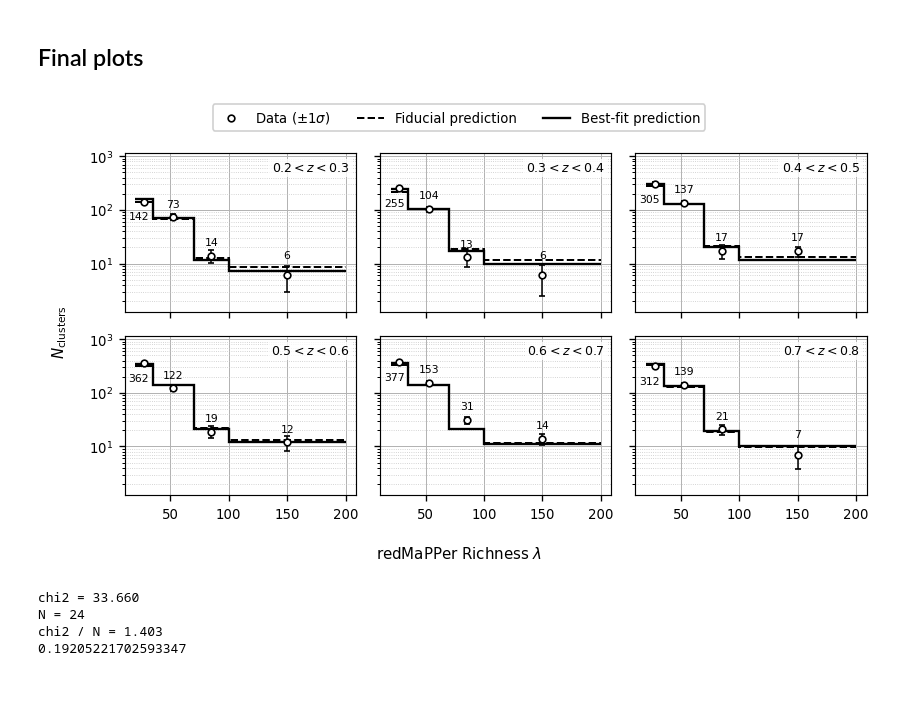
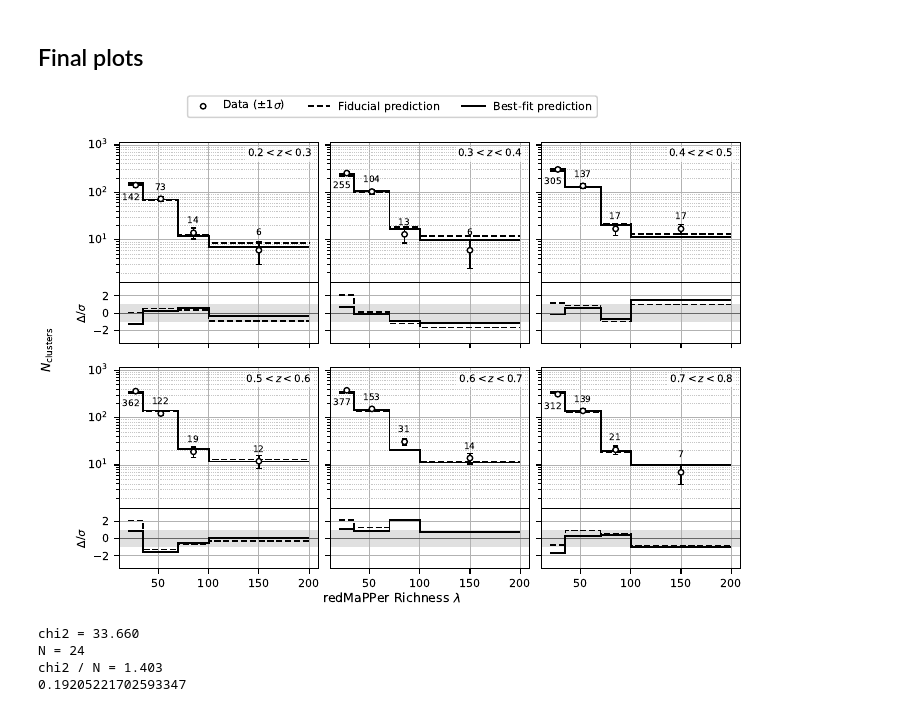
Before and after one commit to LSSTDESC/CLPipe, a Jupyter notebook: examples/cosmodc2_redmapper/prediction_versus_data.ipynb, the cells around one changed output. Saved outputs shown, nothing was run; the diff lists cells and outputs as text; code cells hidden in the pictures.

```diff
--- a/examples/cosmodc2_redmapper/prediction_versus_data.ipynb
+++ b/examples/cosmodc2_redmapper/prediction_versus_data.ipynb
@@ -706,13 +706,22 @@ z_bin_label = [
     r"$0.7 < z < 0.8$",
 ]
 
-# ---------- Layout ----------
+# ---------- Layout: each redshift panel gets a residual panel below ----------
 ncols = 3
 nrows = int(np.ceil(n_z / ncols))
 
-fig, axes = plt.subplots(nrows, ncols, figsize=(TEXT_WIDTH, 3.9), sharex=True, sharey=True)
-axes = axes.flatten()
+fig = plt.figure(figsize=(TEXT_WIDTH, 5.2))
+outer = fig.add_gridspec(nrows, ncols, hspace=0.12, wspace=0.06)
+axes, raxes = [], []
+for i in range(nrows * ncols):
+    sub = outer[i // ncols, i % ncols].subgridspec(2, 1, height_ratios=[3, 1.3], hspace=0)
+    ax = fig.add_subplot(sub[0], sharey=axes[0] if axes else None)
+    rax = fig.add_subplot(sub[1], sharex=ax, sharey=raxes[0] if raxes else None)
+    axes.append(ax); raxes.append(rax)
 
+# Residuals in units of the data error, for both predictions
+res_fid = (counts_data - grid_counts_vals) / counts_err
+res_fit = (counts_data - grid_counts_vals_fit) / counts_err
 
 # ---------- Plot loop ----------
 for i in range(n_z):
@@ -801,6 +810,25 @@ for i in range(n_z):
 
     ax.set_yscale("log")
     add_grid(ax)
+    ax.tick_params(labelbottom=False)
+    if i % ncols:
+        ax.tick_params(labelleft=False)
+
+    # ---------- Residual panel ----------
+    rax = raxes[i]
+    rax.axhspan(-1, 1, color="0.88", lw=0, zorder=0)
+    rax.axhline(0, color="0.4", lw=0.7, zorder=1)
+    rax.stairs(res_fid[i, :], rich_edges, baseline=None, linestyle="--", linewidth=1.2, color=color, zorder=2)
+    rax.stairs(res_fit[i, :], rich_edges, baseline=None, linestyle="-", linewidth=1.4, color=color, zorder=3)
+    rax.set_ylim(-3.5, 3.5)
+    rax.set_yticks([-2, 0, 2])
+    add_grid(rax)
+    if i % ncols:
+        rax.tick_params(labelleft=False)
+    else:
+        rax.set_ylabel(r"$\Delta/\sigma$", fontsize=8)
+    if i < n_z - ncols:
+        rax.tick_params(labelbottom=False)
 
     ax.text(
         0.97,
@@ -820,10 +848,11 @@ axes[0].set_ylim(0.5 * np.min(low[low > 0]), 3 * np.max(counts_data))
 # ---------- Hide unused panels ----------
 for j in range(n_z, len(axes)):
     axes[j].axis("off")
+    raxes[j].axis("off")
 
 # ---------- Shared labels ----------
 fig.supxlabel(r"redMaPPer Richness $\lambda$", fontsize=9)
-fig.supylabel(r"$N_{\mathrm{clusters}}$", fontsize=9)
+fig.supylabel(r"$N_{\mathrm{clusters}}$", fontsize=9, x=0.005)
 
 # ---------- Legend ----------
 style_handles = [
@@ -837,35 +866,35 @@ style_handles = [
         linestyle="none",
         markersize=4,
         label=r"Data ($\pm1\sigma$)",
     ),
     Line2D(
         [0], [0],
         color="black",
         linestyle="--",
         lw=1.2,
         label="Fiducial prediction",
     ),
     Line2D(
         [0], [0],
         color="black",
         linestyle="-",
         lw=1.4,
         label="Best-fit prediction",
     ),
 ]
 
 fig.legend(
     handles=style_handles,
     loc="upper center",
     bbox_to_anchor=(0.5, 1.0),
     ncol=3,
 )
 
-plt.tight_layout(rect=[0.01, 0.0, 1, 0.92])
+fig.subplots_adjust(left=0.115, right=0.99, bottom=0.08, top=0.9)
 plt.savefig("./figures/counts_vs_richness_with_predictions.pdf", bbox_inches="tight", pad_inches=0.03)
 plt.show()
 # %% [output]
-[figure, old version]
+[figure, new version]
 # %%
 # chi^2 / N for data vs fiducial prediction
 data = np.asarray(counts_data, dtype=float)
```
Also changed, not shown: parts of 1 cell of this notebook, 2 other files.
